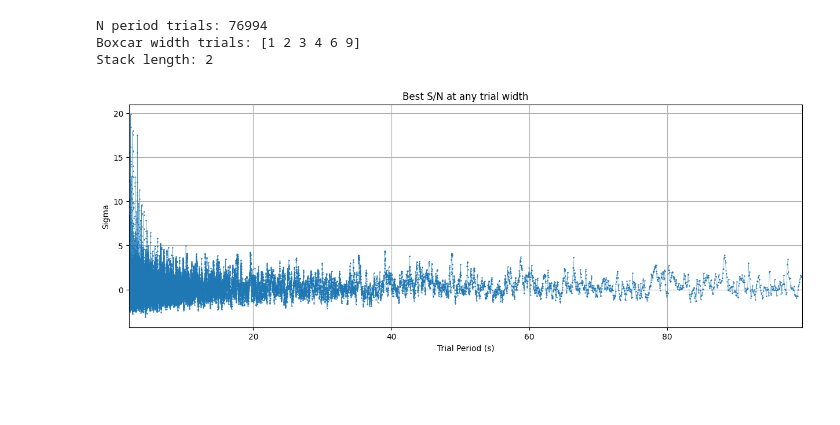
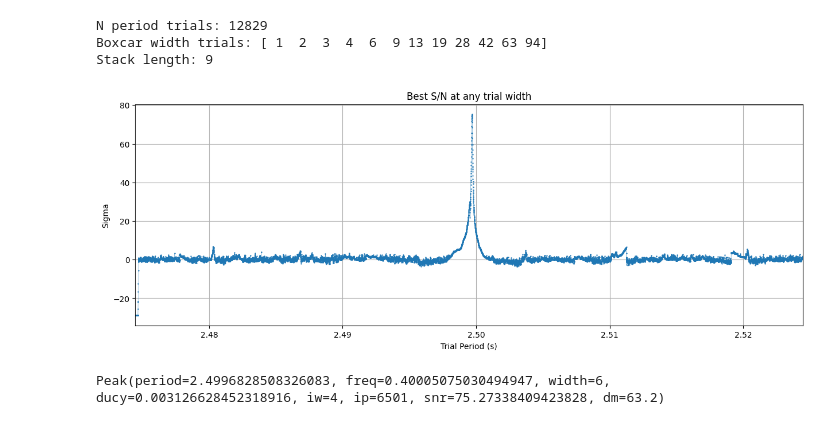
Before and after one commit to chime-sps/champss_software, a Jupyter notebook: champss/FFA/FFA_search_CHIMEPulsar_tests.ipynb, the cells around one changed output. Drawn from its saved outputs; the diff is of its cells as text; code cells hidden in the pictures; blank space fills up the shorter version.

```diff
--- a/champss/FFA/FFA_search_CHIMEPulsar_tests.ipynb
+++ b/champss/FFA/FFA_search_CHIMEPulsar_tests.ipynb
@@ -6,3 +6,32 @@ import numpy as np
 import sps_common.barycenter as barycenter
 from datetime import datetime, timezone
 import h5py
+from astropy.time import Time
+from FFA_search_CHIMEPulsar import FFA_search_CHIMEPulsar
+TSAMP = 0.00032768
+# %%
+# filename = 'B0301+19_60318_powdm15.66.npz'
+# filename = 'J1000+08_60337_powdm21.npz'
+filename = 'J1824-0127_60339_powdm63.2.npz'
+
+data = np.load(filename, allow_pickle = True)
+
+# Assign the values to variables
+ts = data['ts']
+mjd_start = data['mjd_start']
+date = Time(mjd_start, format='mjd').to_datetime()
+length = data['length']
+obs_middle = data['obs_middle']
+obs_middle_datetime = data['obs_middle_datetime']
+obs_start_datetime = data['obs_start_datetime']
+ra = data['ra']
+dec = data['dec']
+dm = data['dm']
+
+
+expected_period = 2.499468698918439
+birdies = []
+stack_bool = True
+best_period_profile_bool = True
+# Close the file (optional, ensures resources are freed)
+data.close()
@@ -9,9 +51,7 @@ import h5py
 # %%
-ra = 29.37
-dec = 62.12
-
-directory = f"/scratch/ltarabout/FFA_search_CHIMEPulsar_test/stack_{ra}_{dec}"
-file_path = f"/scratch/ltarabout/FFA_search_CHIMEPulsar_test/stack_{ra}_{dec}/stack_{ra}_{dec}.hdf5"
+directory_name = f"./FFA_search_CHIMEPulsar_test/stack_{np.round(ra,2)}_{np.round(dec,2)}"
+stack_name = f"stack_{np.round(ra,2)}_{np.round(dec,2)}.hdf5"
+file_path = os.path.join(directory_name, stack_name)
 
 
 with h5py.File(file_path, 'r') as hf:
@@ -26,22 +66,30 @@ print("N period trials:", len(periods))
 print("Boxcar width trials:",widths)
 print("Stack length:",stack_length)
 # %% [output]
-N period trials: 76994
-Boxcar width trials: [1 2 3 4 6 9]
-Stack length: 2
+N period trials: 12829
+Boxcar width trials: [ 1  2  3  4  6  9 13 19 28 42 63 94]
+Stack length: 9
 # %%
 pgram = riptide.Periodogram(widths, periods, foldbins, snrs, {})
 pgram.metadata['dm'] = dm
+pgram.metadata['tobs'] = len(ts)*TSAMP
 
 fig, ax = plt.subplots(figsize=(15, 5))
 ax.plot(pgram.periods, pgram.snrs.max(axis=1),linewidth=0.3, marker='o', markersize=0.7)
 plt.title("Best S/N at any trial width")
 plt.xlim(min(pgram.periods),max(pgram.periods))
 plt.xlabel("Trial Period (s)")
 plt.ylabel("Sigma")
 # plt.xticks(np.arange(min(pgram.periods),max(pgram.periods),2))
 # plt.yticks(np.arange(-10,max(pgram.snrs.max(axis=1)),5))
 plt.grid(True)
-# plt.xlim(82,84)
+# plt.xlim(2.499,2.5)
 # %% [output]
-[figure, old version]
+[figure, new version]
+# %%
+peaks, _ = riptide.find_peaks(pgram, smin=7, nstd=0)
+# desired_peak = [peak for peak in peaks if peak.period > 0.41 and peak.period < 0.45]
+print(peaks[0])
+# print(desired_peak)
+# %% [output]
+Peak(period=2.4996828508326083, freq=0.40005075030494947, width=6, ducy=0.003126628452318916, iw=4, ip=6501, snr=75.27338409423828, dm=63.2)
```
Also changed, not shown: parts of 3 cells of this notebook, 45 other files.
